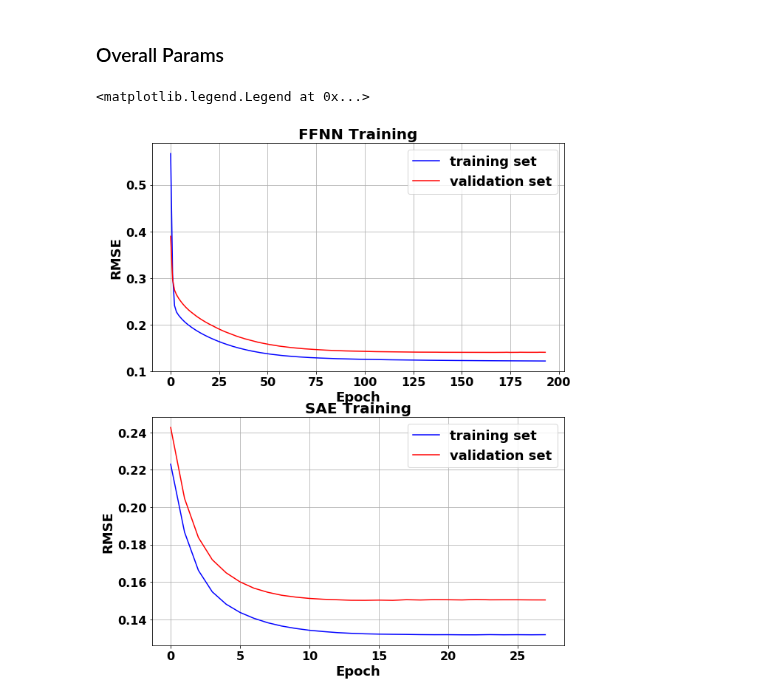
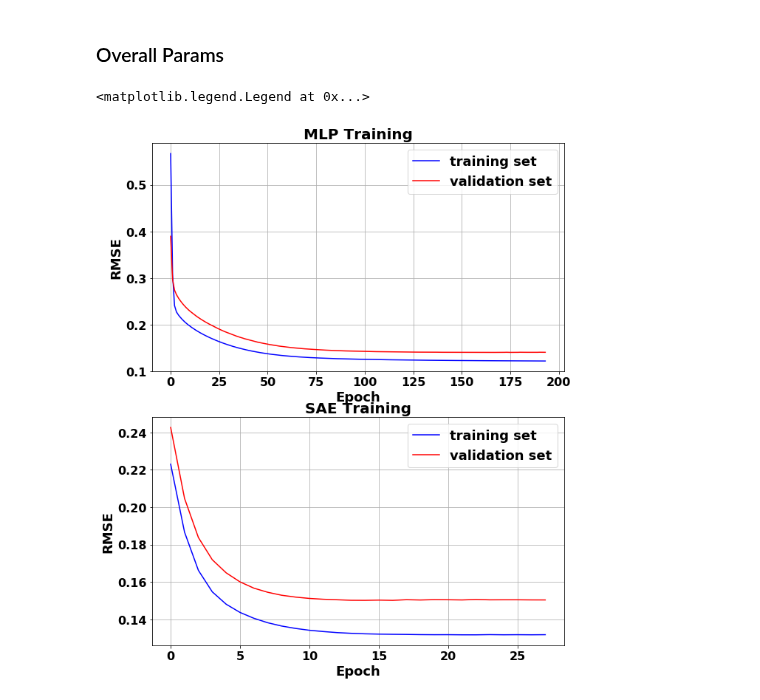
Before and after one commit to danilofrp/neural-stocks, a Jupyter notebook: notebooks/IMAGING.ipynb, the cells around one changed output. Drawn from its saved outputs; the diff is of its cells as text; code cells hidden in the pictures.

```diff
--- a/notebooks/IMAGING.ipynb
+++ b/notebooks/IMAGING.ipynb
@@ -41,27 +41,27 @@ SAEhist = joblib.load(SAEtrainPath)
 # %%
 fig, ax = plt.subplots(figsize = (10,12.5), nrows = 2, ncols = 1)
 
-ax[0].set_title('FFNN Training')
+ax[0].set_title('MLP Training')
 ax[0].set_xlabel('Epoch')
 ax[0].set_ylabel('RMSE')
 ax[0].grid()
 trainingSet, = ax[0].plot(np.sqrt(MLPhist['loss']), 'b', label = 'training set')
 validationSet, = ax[0].plot(np.sqrt(MLPhist['val_loss']), 'r', label = 'validation set')
 ax[0].legend(handles=[trainingSet, validationSet], labels=['training set', 'validation set'], prop={'size': 18})
 
 ax[1].set_title('SAE Training')
 ax[1].set_xlabel('Epoch')
 ax[1].set_ylabel('RMSE')
 ax[1].grid()
 trainingSet, = ax[1].plot(np.sqrt(SAEhist['loss']), 'b', label = 'training set')
 validationSet, = ax[1].plot(np.sqrt(SAEhist['val_loss']), 'r', label = 'validation set')
 ax[1].legend(handles=[trainingSet, validationSet], labels=['training set', 'validation set'], prop={'size': 18})
 
 #plt.figtext(0.5,  0.010, 'Lowest Validation RMSE: {:.5f}'.format(np.sqrt(min(bestStdFitHistory['val_loss']))), size = 18, horizontalalignment = 'center')
 #fig.savefig('{}/{}_MLP_fitHistory_{}x{}x1_norm_mapstd.pdf'.format(saveFigDir, asset, inputDim, bestStdHiddenLayer), bbox_inches='tight')
 # %% [output]
 <matplotlib.legend.Legend at 0x...>
-[figure, old version]
+[figure, new version]
 # %%
 linewidth = 4.0
 plt.figure(figsize=(10,8))
```
Also changed, not shown: parts of 1 cell of this notebook, 5 other files.
